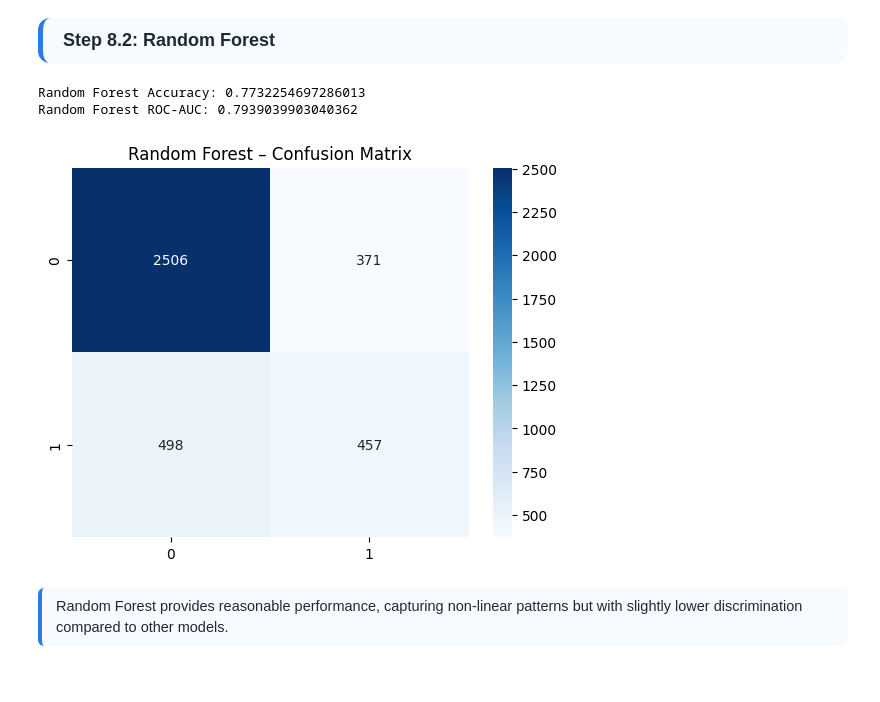
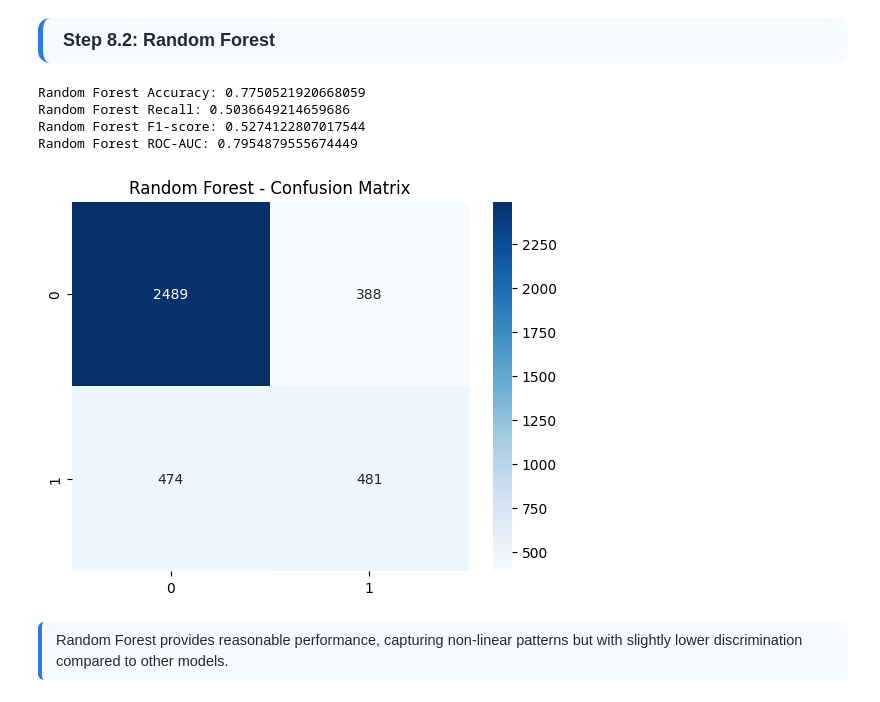
Before and after one commit to ssarabjeetsingh14/employee-retention-prediction, a Jupyter notebook: Employee Retention Project.ipynb, the cells around one changed output. Drawn from its saved outputs; the diff is of its cells as text; code cells hidden in the pictures.

```diff
--- a/Employee Retention Project.ipynb
+++ b/Employee Retention Project.ipynb
@@ -607,13 +607,10 @@ Tree-based models are unaffected by scaling. In practice, scaling can be limited
 Step 7: Handling Class Imbalance
 </div>
 # %%
-# handling imbalances
 smote = SMOTE(random_state=42)
 
-X_train_sm, y_train_sm = smote.fit_resample(
-    X_train_lr, y_train
-)
-# this is only for logistic
+X_train_lr_sm, y_train_lr_sm = smote.fit_resample(X_train_lr, y_train)
+X_train_sm, y_train_sm       = smote.fit_resample(X_train, y_train)
 # %% [markdown]
 <div style="
     background-color:#E8F1FD;
@@ -703,25 +716,45 @@ Logistic Regression shows strong predictive performance, indicating a clear sepa
 Step 8.2: Random Forest
 </div>
 # %%
-rf_model = RandomForestClassifier(n_estimators=200, random_state=42)
-rf_model.fit(X_train, y_train)
+rf = RandomForestClassifier(
+    class_weight="balanced",
+    random_state=42
+)
 
+rf_params = {
+    "n_estimators": [200, 300],
+    "max_depth": [None, 10, 20],
+    "min_samples_split": [2, 5]
+}
+
+rf_grid = GridSearchCV(
+    rf,
+    rf_params,
+    scoring="roc_auc",
+    cv=3
+)
+
+rf_grid.fit(X_train_sm, y_train_sm)
+
+rf_model = rf_grid.best_estimator_
 
 rf_pred = rf_model.predict(X_val)
 rf_prob = rf_model.predict_proba(X_val)[:, 1]
 
-
 print("Random Forest Accuracy:", accuracy_score(y_val, rf_pred))
+print("Random Forest Recall:", recall_score(y_val, rf_pred))
+print("Random Forest F1-score:", f1_score(y_val, rf_pred))
 print("Random Forest ROC-AUC:", roc_auc_score(y_val, rf_prob))
 
-
 sns.heatmap(confusion_matrix(y_val, rf_pred), annot=True, fmt="d", cmap="Blues")
-plt.title("Random Forest – Confusion Matrix")
+plt.title("Random Forest - Confusion Matrix")
 plt.show()
 # %% [output]
-Random Forest Accuracy: 0.7732254697286013
-Random Forest ROC-AUC: 0.7939039903040362
+Random Forest Accuracy: 0.7750521920668059
+Random Forest Recall: 0.5036649214659686
+Random Forest F1-score: 0.5274122807017544
+Random Forest ROC-AUC: 0.7954879555674449
-[figure, old version]
+[figure, new version]
 # %% [markdown]
 <div style="
     background-color:#F7FAFF;
```
Also changed, not shown: parts of 17 cells of this notebook, 1 other file.
